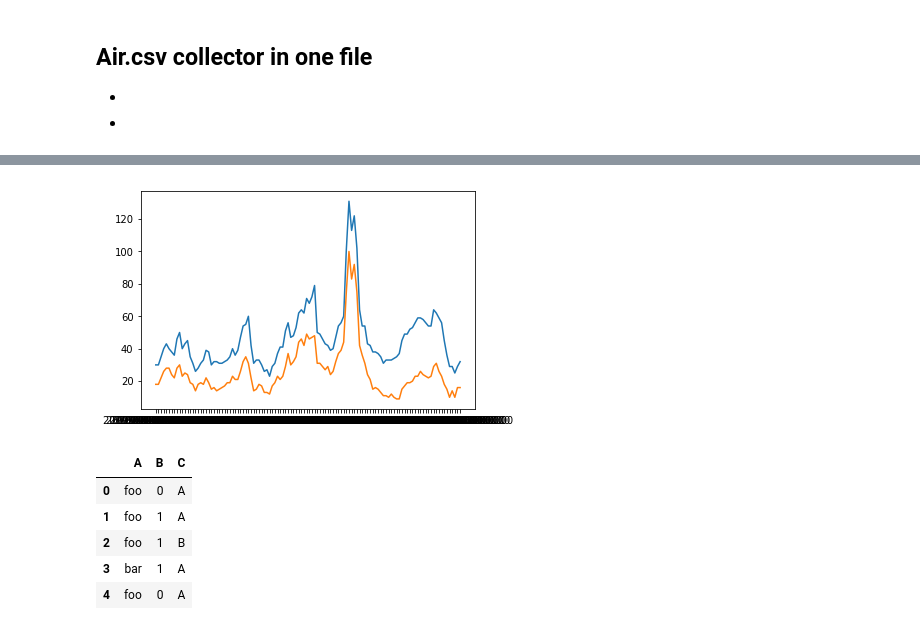
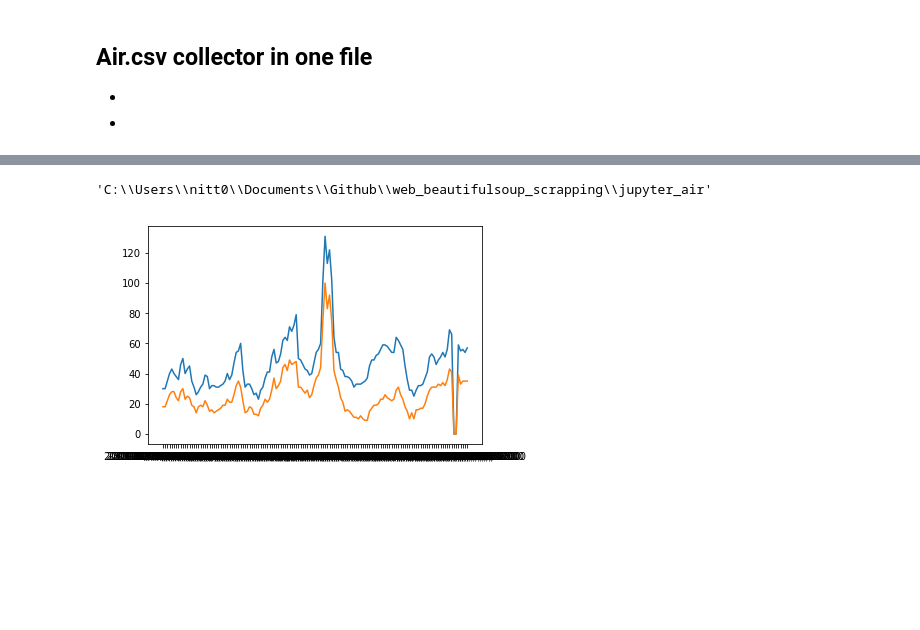
Before and after one commit to onitonitonito/web_beautifulsoup_scrapping, a Jupyter notebook: jupyter_air/air_data_collector.ipynb, the cells around one changed output, grey strips where cells are left out. Saved outputs shown, nothing was run; the diff lists cells and outputs as text; code cells hidden in the pictures; blank space fills up the shorter version.

```diff
--- a/jupyter_air/air_data_collector.ipynb
+++ b/jupyter_air/air_data_collector.ipynb
@@ -54,3 +33,0 @@ data_frame.shape  # (614, 11)
-# %%
-df = data_frame.drop_duplicates(subset='TIMES', keep='first')
-df.shape
@@ -58,0 +54,34 @@ df.shape
+# %%
+# dfd = df.drop_duplicates(subset='TIMES', keep='first')
+# dfd.shape                      # (128, 11)
+# dfs = dfd.sort_values(by=['TIMES'], ascending=1, axis=0)
+# dfn = dfs.filter(items=['TIMES', 'Time', 'SO2', 'NO2', 'O3', 'CO', 'PM10', 'PM2.5'])
+
+
+dfn = df.drop_duplicates(
+            # subset='TIMES',      # TIMES 가 인덱스로 걸려서, 활용불가!
+            subset='Time',
+            keep='first',
+        )\
+    .sort_values(
+            by=['TIMES'],
+            ascending=1,
+            axis=0,
+        )
+
+
+#     .filter(
+#         items=[
+#             'TIMES',
+#             'Time',
+#             'SO2',
+#             'NO2',
+#             'O3',
+#             'CO',
+#             'PM10',
+#             'PM2.5'],
+#         )\
+
+#     .set_index('TIMES')
+
+# dfn.info()
@@ -59,31 +108,14 @@ df.shape
+# %%
+os.getcwd()
+# %% [output]
+'C:\\Users\\nitt0\\Documents\\Github\\web_beautifulsoup_scrapping\\jupyter_air'
 # %%
-plt.plot(df['PM10'])
-plt.plot(df['PM2.5'])
+plt.plot(dfn['PM10'])
+plt.plot(dfn['PM2.5'])
+
+# img_name = 'foo_bar_foo.png'
+# plt.savefig('./static/img/test/' + img_name)
+
 plt.show()
 # %% [output]
-[figure, old version]
+[figure, new version]
-# %%
-# 테스트! = 중복되는 Rows 첫번째 데이터를 남기고 삭제하기 Keep='first', 'last'
-# Keep=False 인경우는 중복되는것은 아예 삭제하고 남기지 않는다.
-
-df_array = {
-    "A":["foo", "foo", "foo", "bar", "foo"],
-    "B":[0,1,1,1,0],
-    "C":["A","A","B","A", "A"],
-}
-
-df1 = pd.DataFrame(df_array)
-df1
-
-#   A	B	C
-# 0	foo	0	A
-# 1	foo	1	A
-# 2	foo	1	B
-# 3	bar	1	A
-# %% [output]
-|  | A | B | C |
-| 0 | foo | 0 | A |
-| 1 | foo | 1 | A |
-| 2 | foo | 1 | B |
-| 3 | bar | 1 | A |
-| 4 | foo | 0 | A |
```
Also changed, not shown: parts of 14 cells of this notebook, 25 other files.
